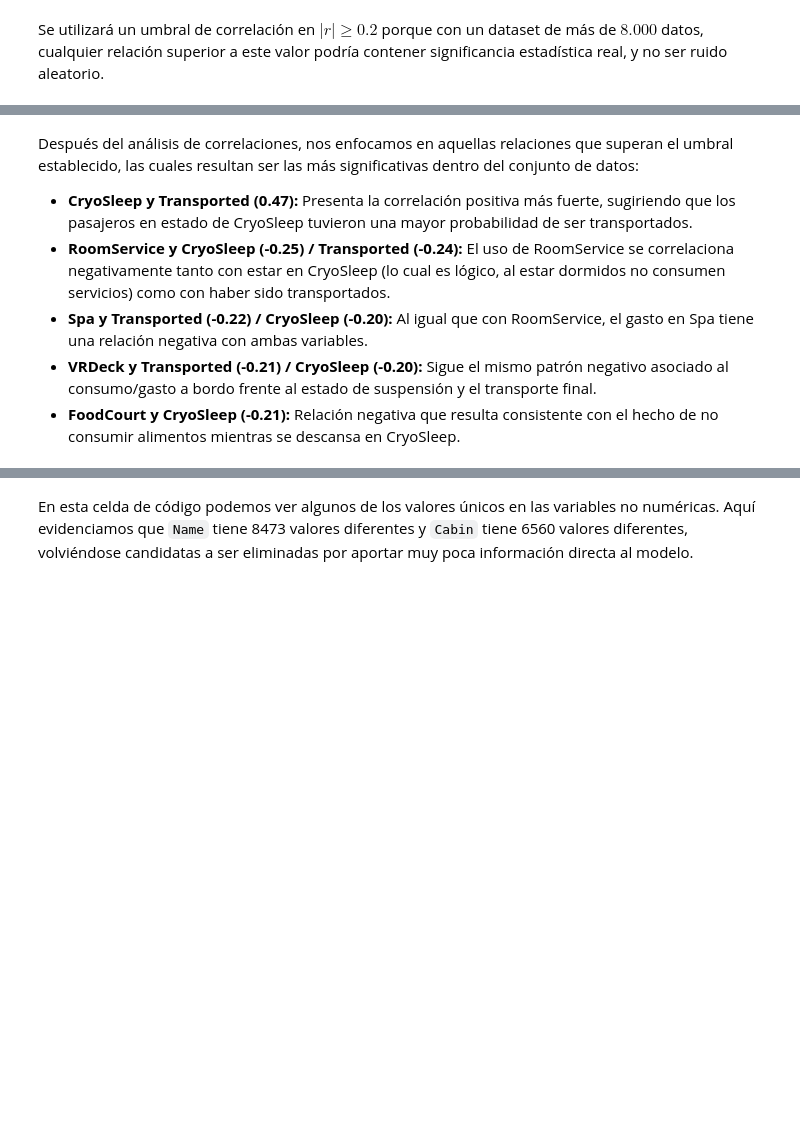
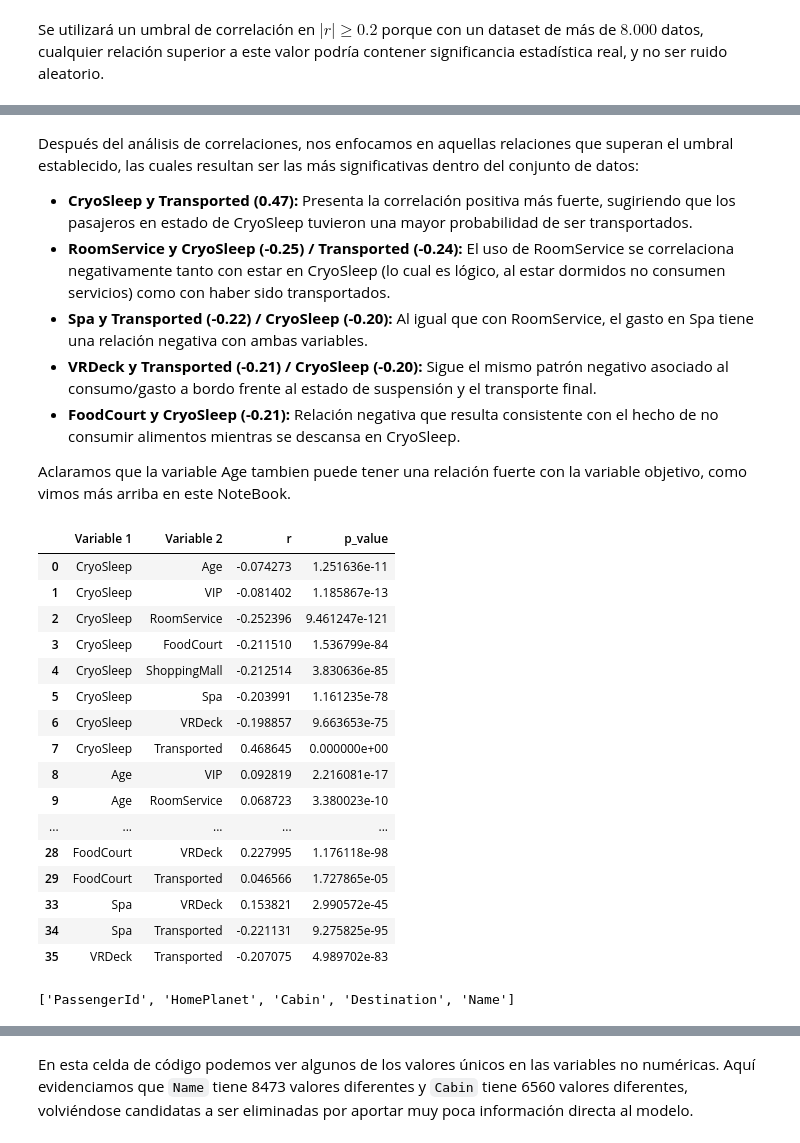
Before and after one commit to Sam-eb/Modelos-1-2026-2, a Jupyter notebook: Proyecto_Modelos_1.ipynb, the cells around one changed output, grey strips where cells are left out. Drawn from its saved outputs; the diff is of its cells as text; code cells hidden in the pictures; blank space fills up the shorter version.

```diff
--- a/Proyecto_Modelos_1.ipynb
+++ b/Proyecto_Modelos_1.ipynb
@@ -194,9 +308,46 @@ Después del análisis de correlaciones, nos enfocamos en aquellas relaciones qu
 *   **Spa y Transported (-0.22) / CryoSleep (-0.20):** Al igual que con RoomService, el gasto en Spa tiene una relación negativa con ambas variables.
 *   **VRDeck y Transported (-0.21) / CryoSleep (-0.20):** Sigue el mismo patrón negativo asociado al consumo/gasto a bordo frente al estado de suspensión y el transporte final.
 *   **FoodCourt y CryoSleep (-0.21):** Relación negativa que resulta consistente con el hecho de no consumir alimentos mientras se descansa en CryoSleep.
+
+Aclaramos que la variable Age tambien puede tener una relación fuerte con la variable objetivo, como vimos más arriba en este NoteBook.
+# %%
+from scipy.stats import pearsonr
+cols_numericas = data_set._get_numeric_data().columns
+
+resultados = []
+for i, col1 in enumerate(cols_numericas):
+    for col2 in cols_numericas[i+1:]:
+        datos = data_set[[col1, col2]].dropna()
+        if len(datos) > 1:
+            r, p = pearsonr(datos[col1], datos[col2])
+            resultados.append({'Variable 1': col1, 'Variable 2': col2, 'r': r, 'p_value': p})
+
+resultados_df = pd.DataFrame(resultados)
+resultados_df[resultados_df['p_value'] < 0.05]
+display(resultados_df[resultados_df['p_value'] < 0.05])
+# %% [output]
+|  | Variable 1 | Variable 2 | r | p_value |
+| 0 | CryoSleep | Age | -0.074273 | 1.251636e-11 |
+| 1 | CryoSleep | VIP | -0.081402 | 1.185867e-13 |
+| 2 | CryoSleep | RoomService | -0.252396 | 9.461247e-121 |
+| 3 | CryoSleep | FoodCourt | -0.211510 | 1.536799e-84 |
+| 4 | CryoSleep | ShoppingMall | -0.212514 | 3.830636e-85 |
+| 5 | CryoSleep | Spa | -0.203991 | 1.161235e-78 |
+| 6 | CryoSleep | VRDeck | -0.198857 | 9.663653e-75 |
+| 7 | CryoSleep | Transported | 0.468645 | 0.000000e+00 |
+| 8 | Age | VIP | 0.092819 | 2.216081e-17 |
+| 9 | Age | RoomService | 0.068723 | 3.380023e-10 |
+| ... | ... | ... | ... | ... |
+| 28 | FoodCourt | VRDeck | 0.227995 | 1.176118e-98 |
+| 29 | FoodCourt | Transported | 0.046566 | 1.727865e-05 |
+| 33 | Spa | VRDeck | 0.153821 | 2.990572e-45 |
+| 34 | Spa | Transported | -0.221131 | 9.275825e-95 |
+| 35 | VRDeck | Transported | -0.207075 | 4.989702e-83 |
 # %%
 ccols = [i for i in data_set.columns if not i in data_set._get_numeric_data()]
 print (ccols)
+# %% [output]
+['PassengerId', 'HomePlanet', 'Cabin', 'Destination', 'Name']
 # %%
 for c in ccols:
     print ("%10s"%c, np.unique(data_set[c].dropna()))
```
Also changed, not shown: parts of 28 cells of this notebook.
